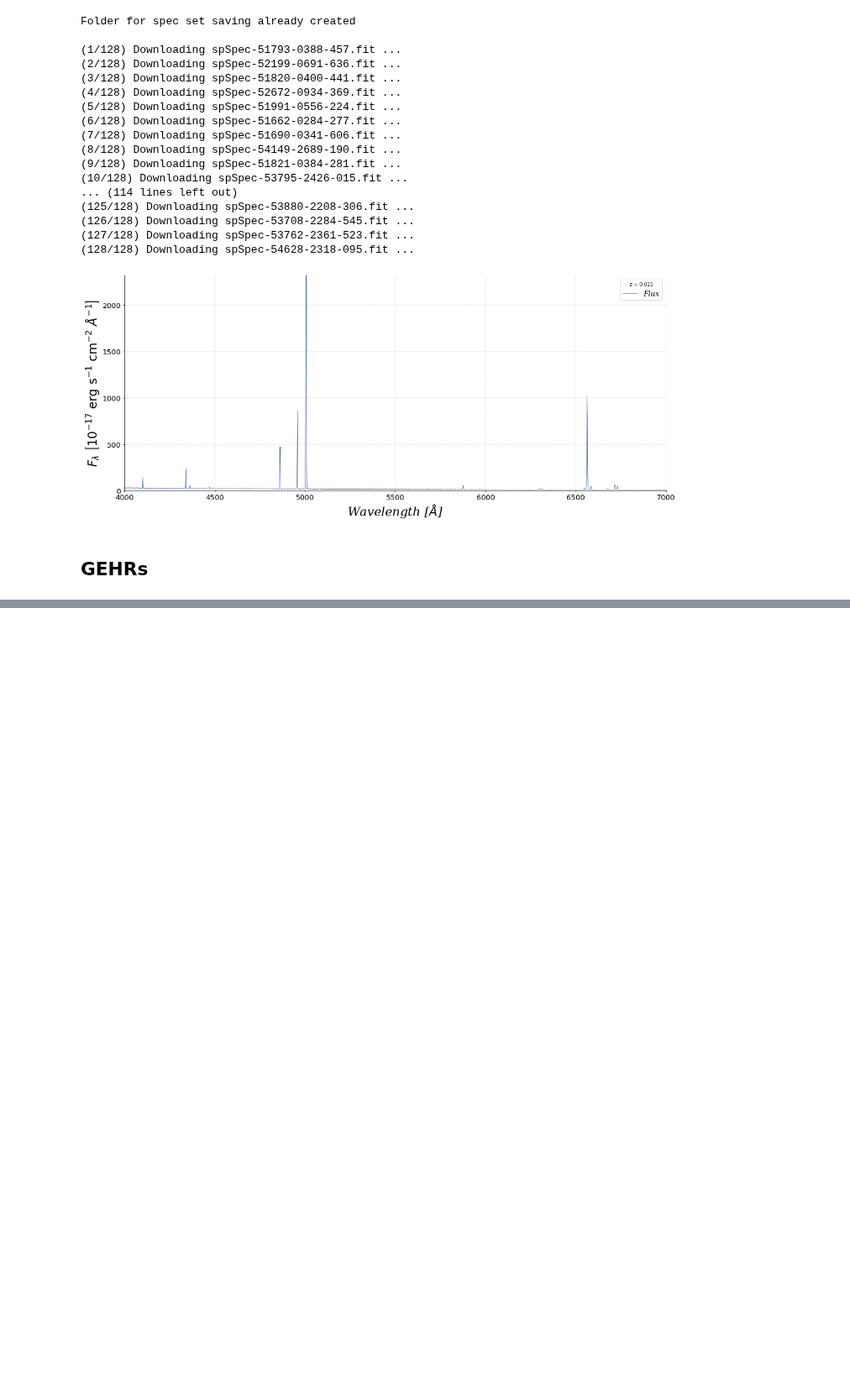
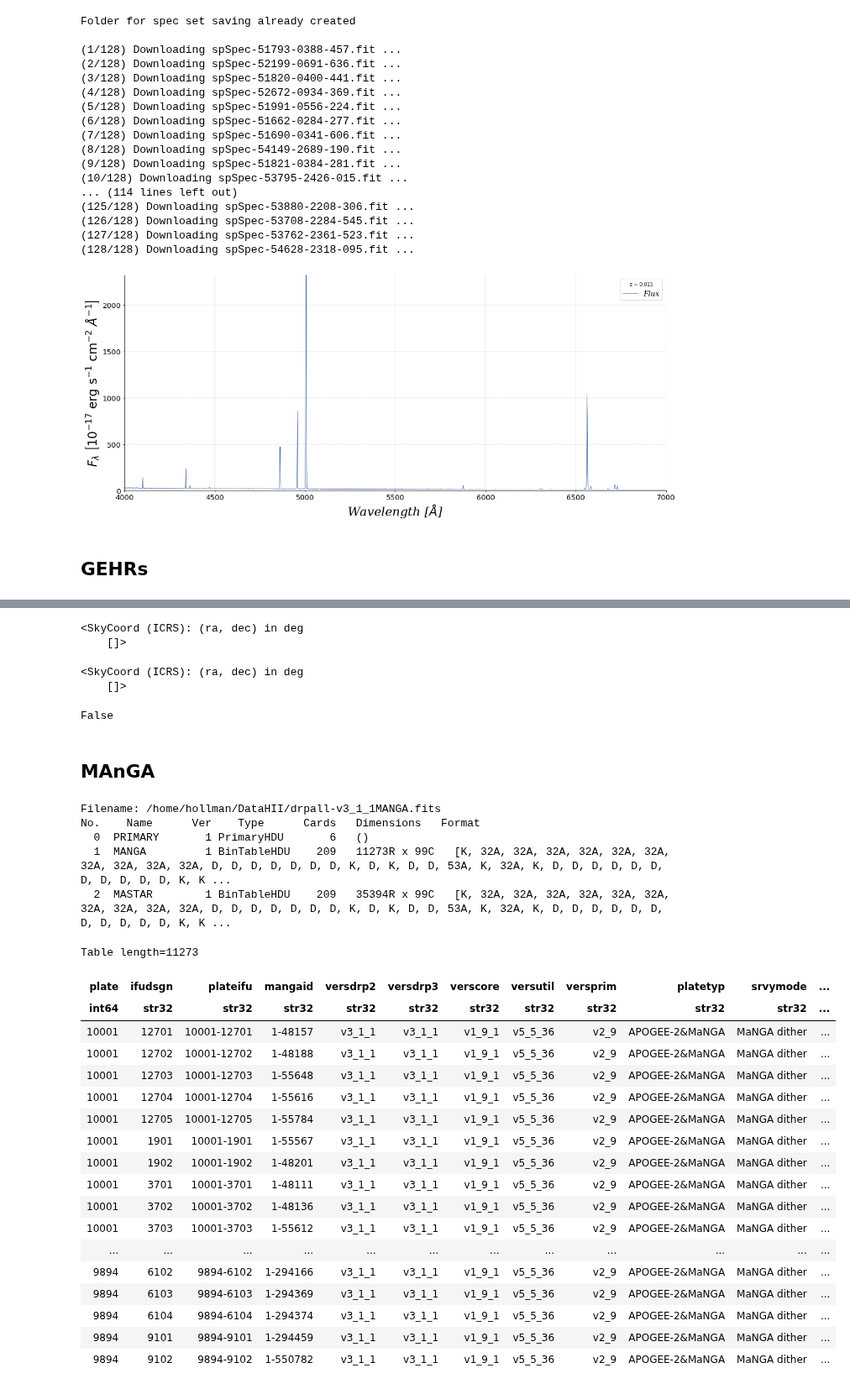
Before and after one commit to hol1m4n/HIIGalaxies, a Jupyter notebook: SPS/Object_Finder.ipynb, the cells around one changed output, grey strips where cells are left out. Shown at 84% size. Saved outputs shown, nothing was run; the diff lists cells and outputs as text; code cells hidden in the pictures; blank space fills up the shorter version.

Commit message:
MCMC runs and Catalogs match

```diff
--- a/SPS/Object_Finder.ipynb
+++ b/SPS/Object_Finder.ipynb
@@ -501,0 +520,10 @@ decimal_dec = sky_coord.dec.deg
+# %%
+CALIFA_matches
+# %% [output]
+<SkyCoord (ICRS): (ra, dec) in deg
+    []>
+# %%
+GEHRs_matches
+# %% [output]
+<SkyCoord (ICRS): (ra, dec) in deg
+    []>
@@ -501,0 +560,42 @@ decimal_dec = sky_coord.dec.deg
+# %%
+'UGC00192' in CALIFA_names
+# %% [output]
+False
+# %% [markdown]
+## MAnGA
+# %%
+home = os.path.expanduser("~") + '/'
+file="drpall-v3_1_1MANGA.fits"
+local_file = os.path.join(home + "DataHII/",file)
+
+M = fits.open(local_file)
+
+M.info()
+
+T = Table.read(M[1])
+T
+# %% [output]
+Filename: /home/hollman/DataHII/drpall-v3_1_1MANGA.fits
+No.    Name      Ver    Type      Cards   Dimensions   Format
+  0  PRIMARY       1 PrimaryHDU       6   ()
+  1  MANGA         1 BinTableHDU    209   11273R x 99C   [K, 32A, 32A, 32A, 32A, 32A, 32A, 32A, 32A, 32A, 32A, D, D, D, D, D, D, D, K, D, K, D, D, 53A, K, 32A, K, D, D, D, D, D, D, D, D, D, D, D, K, K ...
+  2  MASTAR        1 BinTableHDU    209   35394R x 99C   [K, 32A, 32A, 32A, 32A, 32A, 32A, 32A, 32A, 32A, 32A, D, D, D, D, D, D, D, K, D, K, D, D, 53A, K, 32A, K, D, D, D, D, D, D, D, D, D, D, D, K, K ...
+Table length=11273
+| plate | ifudsgn | plateifu | mangaid | versdrp2 | versdrp3 | verscore | versutil | versprim | platetyp | srvymode | ... |
+| int64 | str32 | str32 | str32 | str32 | str32 | str32 | str32 | str32 | str32 | str32 | ... |
+| 10001 | 12701 | 10001-12701 | 1-48157 | v3_1_1 | v3_1_1 | v1_9_1 | v5_5_36 | v2_9 | APOGEE-2&MaNGA | MaNGA dither | ... |
+| 10001 | 12702 | 10001-12702 | 1-48188 | v3_1_1 | v3_1_1 | v1_9_1 | v5_5_36 | v2_9 | APOGEE-2&MaNGA | MaNGA dither | ... |
+| 10001 | 12703 | 10001-12703 | 1-55648 | v3_1_1 | v3_1_1 | v1_9_1 | v5_5_36 | v2_9 | APOGEE-2&MaNGA | MaNGA dither | ... |
+| 10001 | 12704 | 10001-12704 | 1-55616 | v3_1_1 | v3_1_1 | v1_9_1 | v5_5_36 | v2_9 | APOGEE-2&MaNGA | MaNGA dither | ... |
+| 10001 | 12705 | 10001-12705 | 1-55784 | v3_1_1 | v3_1_1 | v1_9_1 | v5_5_36 | v2_9 | APOGEE-2&MaNGA | MaNGA dither | ... |
+| 10001 | 1901 | 10001-1901 | 1-55567 | v3_1_1 | v3_1_1 | v1_9_1 | v5_5_36 | v2_9 | APOGEE-2&MaNGA | MaNGA dither | ... |
+| 10001 | 1902 | 10001-1902 | 1-48201 | v3_1_1 | v3_1_1 | v1_9_1 | v5_5_36 | v2_9 | APOGEE-2&MaNGA | MaNGA dither | ... |
+| 10001 | 3701 | 10001-3701 | 1-48111 | v3_1_1 | v3_1_1 | v1_9_1 | v5_5_36 | v2_9 | APOGEE-2&MaNGA | MaNGA dither | ... |
+| 10001 | 3702 | 10001-3702 | 1-48136 | v3_1_1 | v3_1_1 | v1_9_1 | v5_5_36 | v2_9 | APOGEE-2&MaNGA | MaNGA dither | ... |
+| 10001 | 3703 | 10001-3703 | 1-55612 | v3_1_1 | v3_1_1 | v1_9_1 | v5_5_36 | v2_9 | APOGEE-2&MaNGA | MaNGA dither | ... |
+| ... | ... | ... | ... | ... | ... | ... | ... | ... | ... | ... | ... |
+| 9894 | 6102 | 9894-6102 | 1-294166 | v3_1_1 | v3_1_1 | v1_9_1 | v5_5_36 | v2_9 | APOGEE-2&MaNGA | MaNGA dither | ... |
+| 9894 | 6103 | 9894-6103 | 1-294369 | v3_1_1 | v3_1_1 | v1_9_1 | v5_5_36 | v2_9 | APOGEE-2&MaNGA | MaNGA dither | ... |
+| 9894 | 6104 | 9894-6104 | 1-294374 | v3_1_1 | v3_1_1 | v1_9_1 | v5_5_36 | v2_9 | APOGEE-2&MaNGA | MaNGA dither | ... |
+| 9894 | 9101 | 9894-9101 | 1-294459 | v3_1_1 | v3_1_1 | v1_9_1 | v5_5_36 | v2_9 | APOGEE-2&MaNGA | MaNGA dither | ... |
+| 9894 | 9102 | 9894-9102 | 1-550782 | v3_1_1 | v3_1_1 | v1_9_1 | v5_5_36 | v2_9 | APOGEE-2&MaNGA | MaNGA dither | ... |
```
Also changed, not shown: parts of 27 cells of this notebook, 1 other file.
